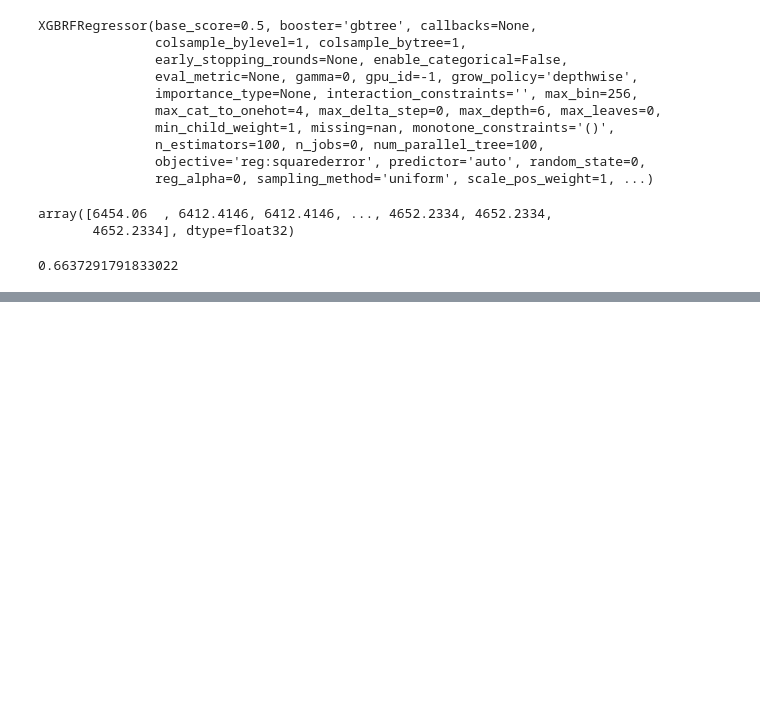
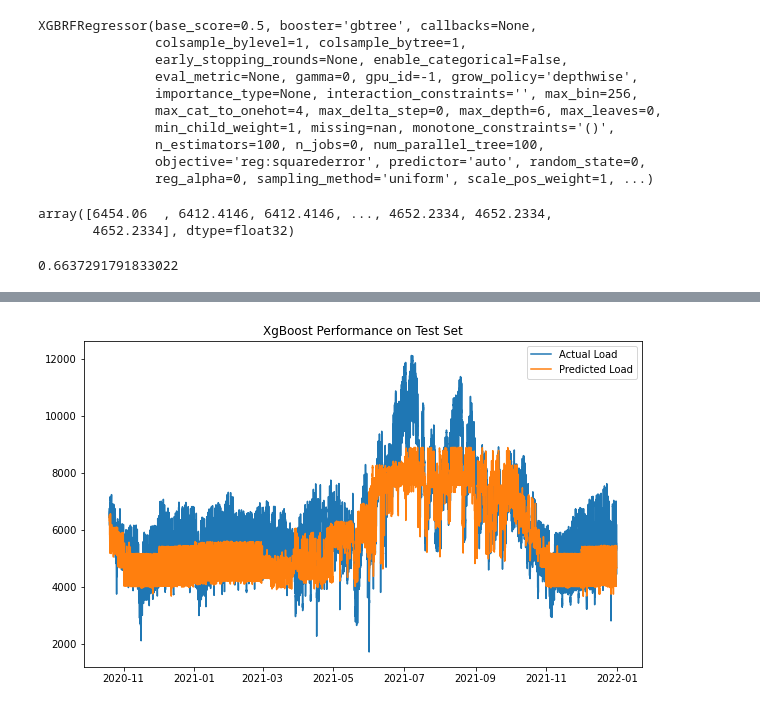
Before and after one commit to manansheel1991/Load_Forecasting_based_on_Weather_Data_and_Calendar_features, a Jupyter notebook: Classical_ML_Models/Partial_Regression_Model_Calendar_Features_Weather_Gradient_Boost_Data.ipynb, the cells around one changed output, grey strips where cells are left out. Saved outputs shown, nothing was run; the diff lists cells and outputs as text; code cells hidden in the pictures; blank space fills up the shorter version.

```diff
--- a/Classical_ML_Models/Partial_Regression_Model_Calendar_Features_Weather_Gradient_Boost_Data.ipynb
+++ b/Classical_ML_Models/Partial_Regression_Model_Calendar_Features_Weather_Gradient_Boost_Data.ipynb
@@ -551,0 +612,6 @@ MAPE(y_test, xgb_predictions)
+# %%
+energy_df_2_test = energy_df_2[98179:]
+# %%
+test_dates = pd.DataFrame(energy_df_2_test['Date'])
+# %%
+test_dates.reset_index(inplace=True)
@@ -551,0 +664,3 @@ MAPE(y_test, xgb_predictions)
+# %%
+df_test['Date'] = test_dates['Date']
+df_xgb_predictions['Date'] = test_dates['Date']
@@ -551,0 +699,9 @@ MAPE(y_test, xgb_predictions)
+# %%
+plt.rcParams["figure.figsize"] = (10,6)
+plt.plot(pd.to_datetime(df_test['Date']), df_test['Haryana Load (MW)'])
+plt.plot(pd.to_datetime(df_xgb_predictions['Date']), df_xgb_predictions['predictions'])
+plt.legend(['Actual Load', 'Predicted Load'])
+plt.title('XgBoost Performance on Test Set')
+plt.show()
+# %% [output]
+[figure, added]
```
Also changed, not shown: parts of 43 cells of this notebook.
